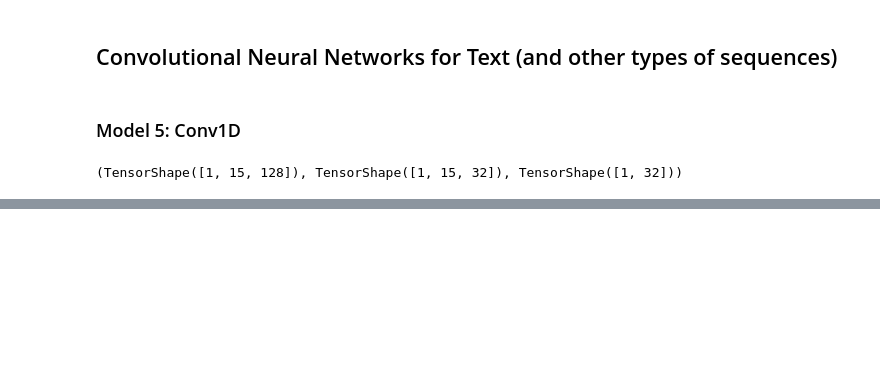
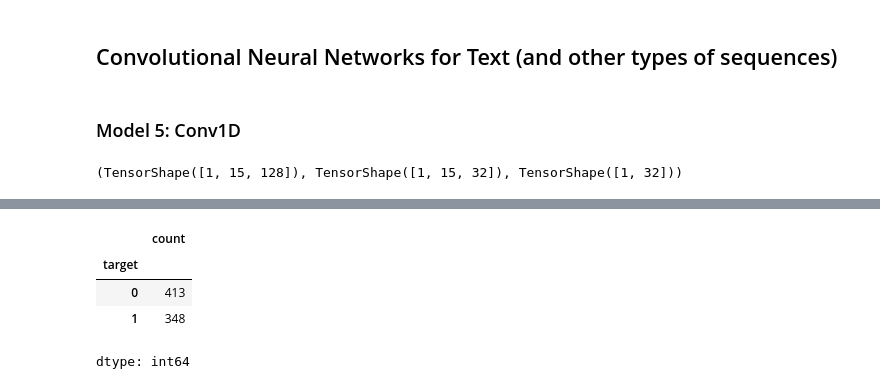
Before and after one commit to random-words/colab-notebooks, a Jupyter notebook: 08__introduction_to_NLP_in_tensorflow.ipynb, the cells around one changed output, grey strips where cells are left out. Cells and saved outputs as stored; diff of their text form; code cells hidden in the pictures; blank space fills up the shorter version.

```diff
--- a/08__introduction_to_NLP_in_tensorflow.ipynb
+++ b/08__introduction_to_NLP_in_tensorflow.ipynb
@@ -958,0 +1243,8 @@ array([[0.08943889, 0.06041734, 0.02595568, 0.06231223, 0.08496326,
+# %%
+train_10_percent["target"].value_counts()
+# %% [output]
+|  | count |
+| target |  |
+| 0 | 413 |
+| 1 | 348 |
+dtype: int64
```
Also changed, not shown: parts of 64 cells of this notebook.
